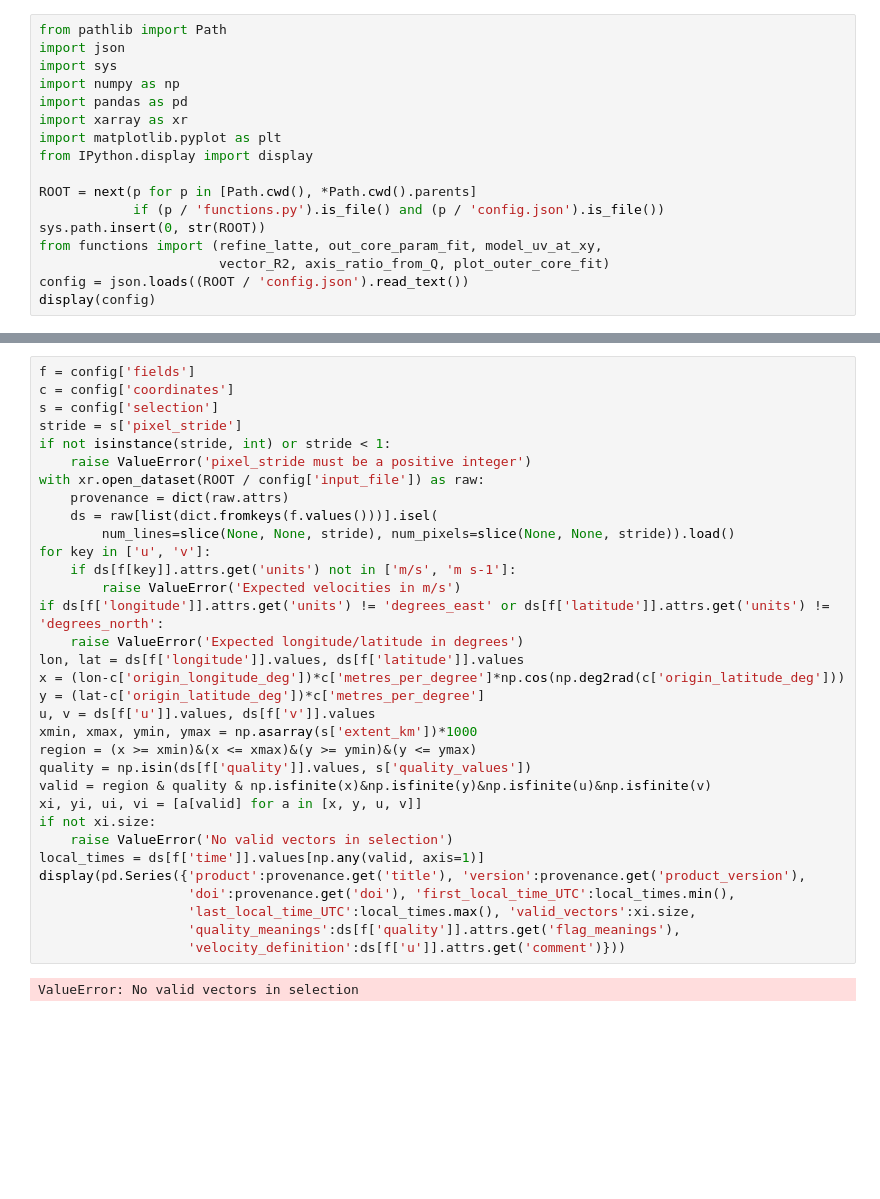
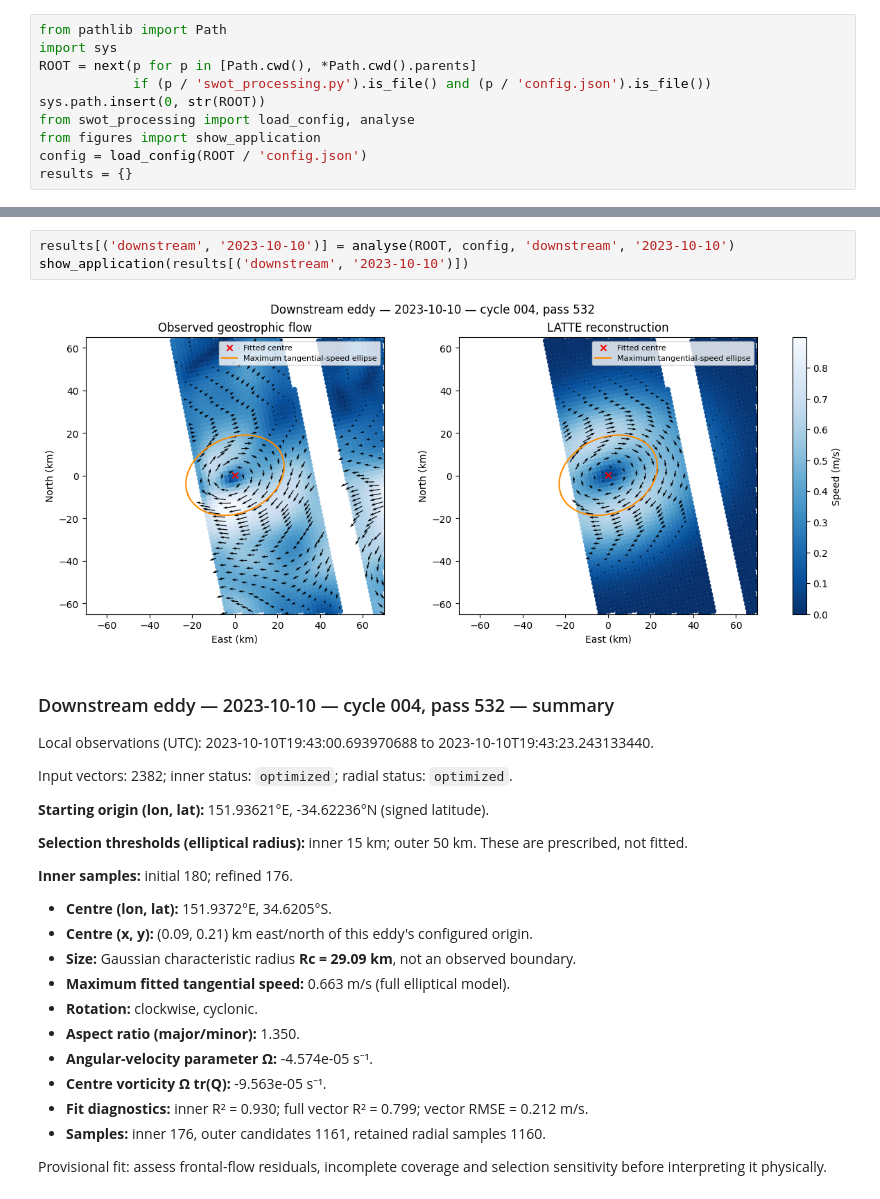
Before and after one commit to regdowse/elliptical_streamfunction_parametrisation, a Jupyter notebook: analysis.ipynb, the cells around one changed output, grey strips where cells are left out. Cells and saved outputs as stored; diff of their text form; blank space fills up the shorter version.

Commit message:
code working, we are now trying to improve inner/outer thresh selction

```diff
--- a/analysis.ipynb
+++ b/analysis.ipynb
@@ -11,17 +14,10 @@ fits may be influenced by missing coverage and the neighbouring front. Selection
 # %%
 from pathlib import Path
-import json
 import sys
-import numpy as np
-import pandas as pd
-import xarray as xr
-import matplotlib.pyplot as plt
-from IPython.display import display
-
 ROOT = next(p for p in [Path.cwd(), *Path.cwd().parents]
-            if (p / 'functions.py').is_file() and (p / 'config.json').is_file())
+            if (p / 'swot_processing.py').is_file() and (p / 'config.json').is_file())
 sys.path.insert(0, str(ROOT))
-from functions import (refine_latte, out_core_param_fit, model_uv_at_xy,
-                       vector_R2, axis_ratio_from_Q, plot_outer_core_fit)
-config = json.loads((ROOT / 'config.json').read_text())
-display(config)
+from swot_processing import load_config, analyse
+from figures import show_application
+config = load_config(ROOT / 'config.json')
+results = {}
@@ -54,35 +26,29 @@ Pixel stride is applied before selection, and is 1 by default (all native sample
 # %%
-f = config['fields']
-c = config['coordinates']
-s = config['selection']
-stride = s['pixel_stride']
-if not isinstance(stride, int) or stride < 1:
-    raise ValueError('pixel_stride must be a positive integer')
-with xr.open_dataset(ROOT / config['input_file']) as raw:
-    provenance = dict(raw.attrs)
-    ds = raw[list(dict.fromkeys(f.values()))].isel(
-        num_lines=slice(None, None, stride), num_pixels=slice(None, None, stride)).load()
-for key in ['u', 'v']:
-    if ds[f[key]].attrs.get('units') not in ['m/s', 'm s-1']:
-        raise ValueError('Expected velocities in m/s')
-if ds[f['longitude']].attrs.get('units') != 'degrees_east' or ds[f['latitude']].attrs.get('units') != 'degrees_north':
-    raise ValueError('Expected longitude/latitude in degrees')
-lon, lat = ds[f['longitude']].values, ds[f['latitude']].values
-x = (lon-c['origin_longitude_deg'])*c['metres_per_degree']*np.cos(np.deg2rad(c['origin_latitude_deg']))
-y = (lat-c['origin_latitude_deg'])*c['metres_per_degree']
-u, v = ds[f['u']].values, ds[f['v']].values
-xmin, xmax, ymin, ymax = np.asarray(s['extent_km'])*1000
-region = (x >= xmin)&(x <= xmax)&(y >= ymin)&(y <= ymax)
-quality = np.isin(ds[f['quality']].values, s['quality_values'])
-valid = region & quality & np.isfinite(x)&np.isfinite(y)&np.isfinite(u)&np.isfinite(v)
-xi, yi, ui, vi = [a[valid] for a in [x, y, u, v]]
-if not xi.size:
-    raise ValueError('No valid vectors in selection')
-local_times = ds[f['time']].values[np.any(valid, axis=1)]
-display(pd.Series({'product':provenance.get('title'), 'version':provenance.get('product_version'),
-                   'doi':provenance.get('doi'), 'first_local_time_UTC':local_times.min(),
-                   'last_local_time_UTC':local_times.max(), 'valid_vectors':xi.size,
-                   'quality_meanings':ds[f['quality']].attrs.get('flag_meanings'),
-                   'velocity_definition':ds[f['u']].attrs.get('comment')}))
+results[('downstream', '2023-10-10')] = analyse(ROOT, config, 'downstream', '2023-10-10')
+show_application(results[('downstream', '2023-10-10')])
 # %% [output]
-ValueError: No valid vectors in selection
+[figure, added]
+### Downstream eddy — 2023-10-10 — cycle 004, pass 532 — summary
+
+Local observations (UTC): 2023-10-10T19:43:00.693970688 to 2023-10-10T19:43:23.243133440.
+
+Input vectors: 2382; inner status: `optimized`; radial status: `optimized`.
+
+**Starting origin (lon, lat):** 151.93621°E, -34.62236°N (signed latitude).
+
+**Selection thresholds (elliptical radius):** inner 15 km; outer 50 km. These are prescribed, not fitted.
+
+**Inner samples:** initial 180; refined 176.
+
+- **Centre (lon, lat):** 151.9372°E, 34.6205°S.
+- **Centre (x, y):** (0.09, 0.21) km east/north of this eddy's configured origin.
+- **Size:** Gaussian characteristic radius **Rc = 29.09 km**, not an observed boundary.
+- **Maximum fitted tangential speed:** 0.663 m/s (full elliptical model).
+- **Rotation:** clockwise, cyclonic.
+- **Aspect ratio (major/minor):** 1.350.
+- **Angular-velocity parameter Ω:** -4.574e-05 s⁻¹.
+- **Centre vorticity Ω tr(Q):** -9.563e-05 s⁻¹.
+- **Fit diagnostics:** inner R² = 0.930; full vector R² = 0.799; vector RMSE = 0.212 m/s.
+- **Samples:** inner 176, outer candidates 1161, retained radial samples 1160.
+
+Provisional fit: assess frontal-flow residuals, incomplete coverage and selection sensitivity before interpreting it physically.
```
Also changed, not shown: parts of 26 cells of this notebook, 6 other files.
